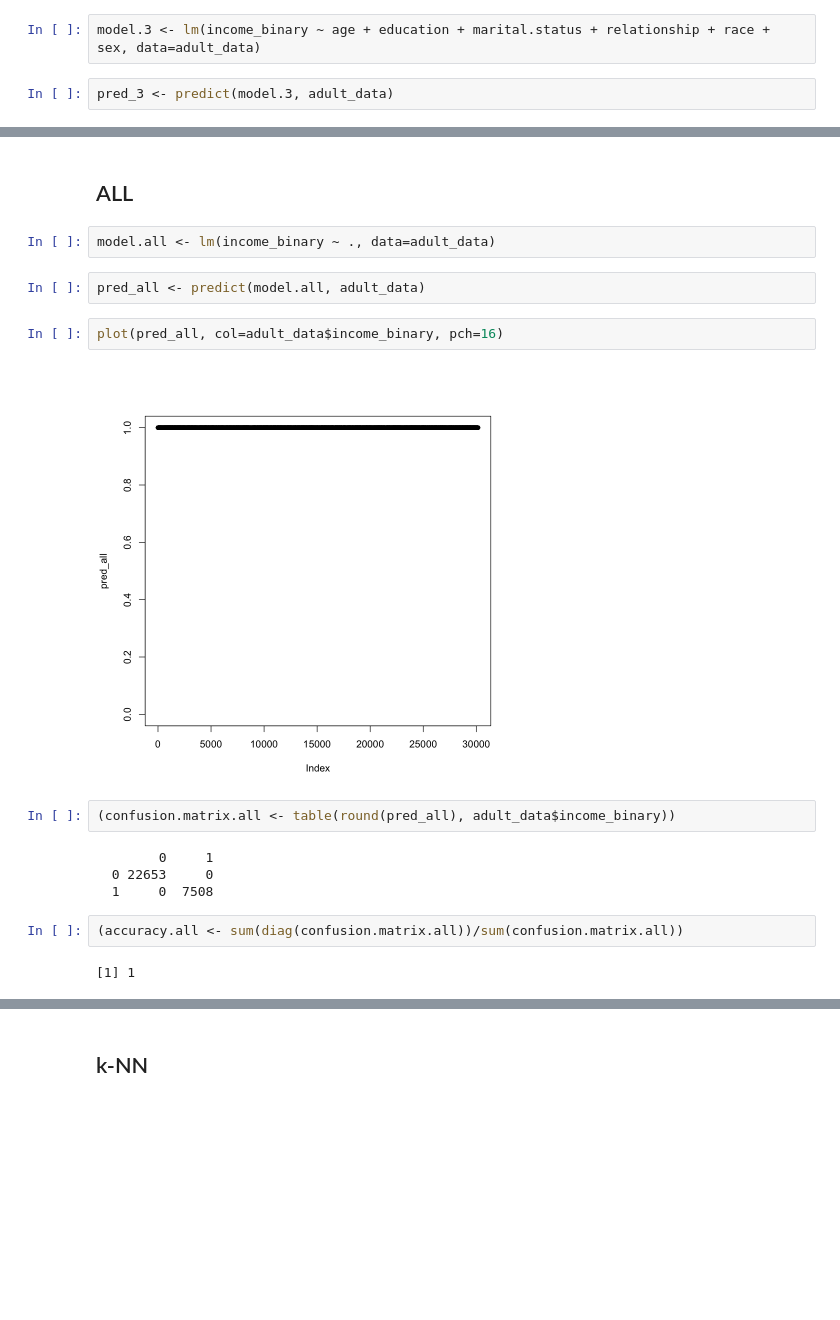
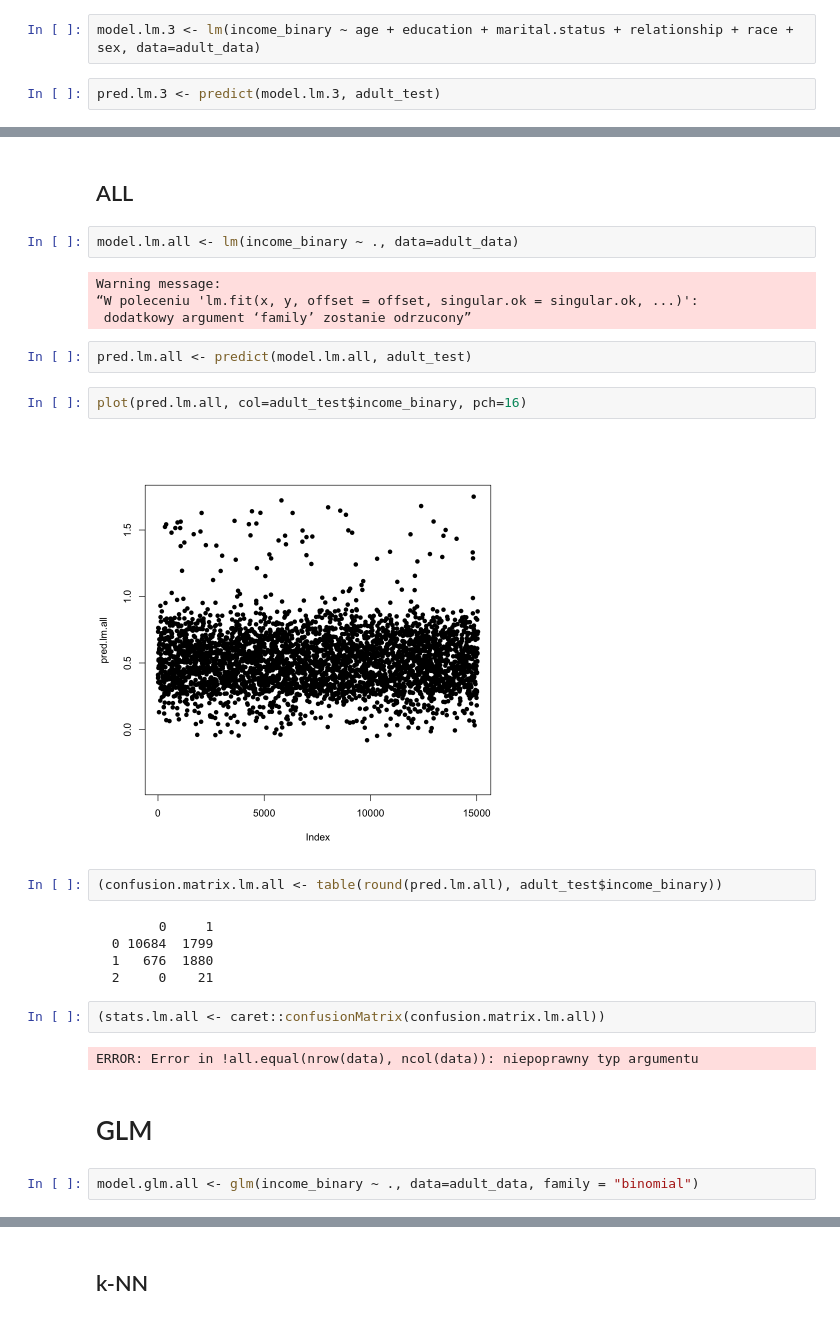
Before and after one commit to fiminka/Data-Mining-project, a Jupyter notebook: Wika.ipynb, the cells around one changed output, grey strips where cells are left out. Saved outputs shown, nothing was run; the diff lists cells and outputs as text; blank space fills up the shorter version.

```diff
--- a/Wika.ipynb
+++ b/Wika.ipynb
@@ -123,7 +178,7 @@ plot(pred_2, col=adult_data$income_binary, pch=16)
 # %% [markdown]
 ### Age, Education, Marital status, Relationship, Race, Sex
 # %%
-model.3 <- lm(income_binary ~ age + education + marital.status + relationship + race + sex, data=adult_data)
+model.lm.3 <- lm(income_binary ~ age + education + marital.status + relationship + race + sex, data=adult_data)
 # %%
-pred_3 <- predict(model.3, adult_data)
+pred.lm.3 <- predict(model.lm.3, adult_test)
 # %%
@@ -143,20 +214,29 @@ plot(pred_3, col=adult_data$income_binary, pch=16)
 # %% [markdown]
 ## ALL
 # %%
-model.all <- lm(income_binary ~ ., data=adult_data)
+model.lm.all <- lm(income_binary ~ ., data=adult_data)
+# %% [output]
+Warning message:
+“W poleceniu 'lm.fit(x, y, offset = offset, singular.ok = singular.ok, ...)':
+ dodatkowy argument ‘family’ zostanie odrzucony”
 # %%
-pred_all <- predict(model.all, adult_data)
+pred.lm.all <- predict(model.lm.all, adult_test)
 # %%
-plot(pred_all, col=adult_data$income_binary, pch=16)
+plot(pred.lm.all, col=adult_test$income_binary, pch=16)
 # %% [output]
-[figure, old version]
+[figure, new version]
 # %%
-(confusion.matrix.all <- table(round(pred_all), adult_data$income_binary))
+(confusion.matrix.lm.all <- table(round(pred.lm.all), adult_test$income_binary))
 # %% [output]
         0     1
-  0 22653     0
-  1     0  7508
+  0 10684  1799
+  1   676  1880
+  2     0    21
 # %%
-(accuracy.all <- sum(diag(confusion.matrix.all))/sum(confusion.matrix.all))
+(stats.lm.all <- caret::confusionMatrix(confusion.matrix.lm.all))
 # %% [output]
-[1] 1
+ERROR: Error in !all.equal(nrow(data), ncol(data)): niepoprawny typ argumentu
+# %% [markdown]
+# GLM
+# %%
+model.glm.all <- glm(income_binary ~ ., data=adult_data, family = "binomial")
```
Also changed, not shown: parts of 77 cells of this notebook, 2 other files.
